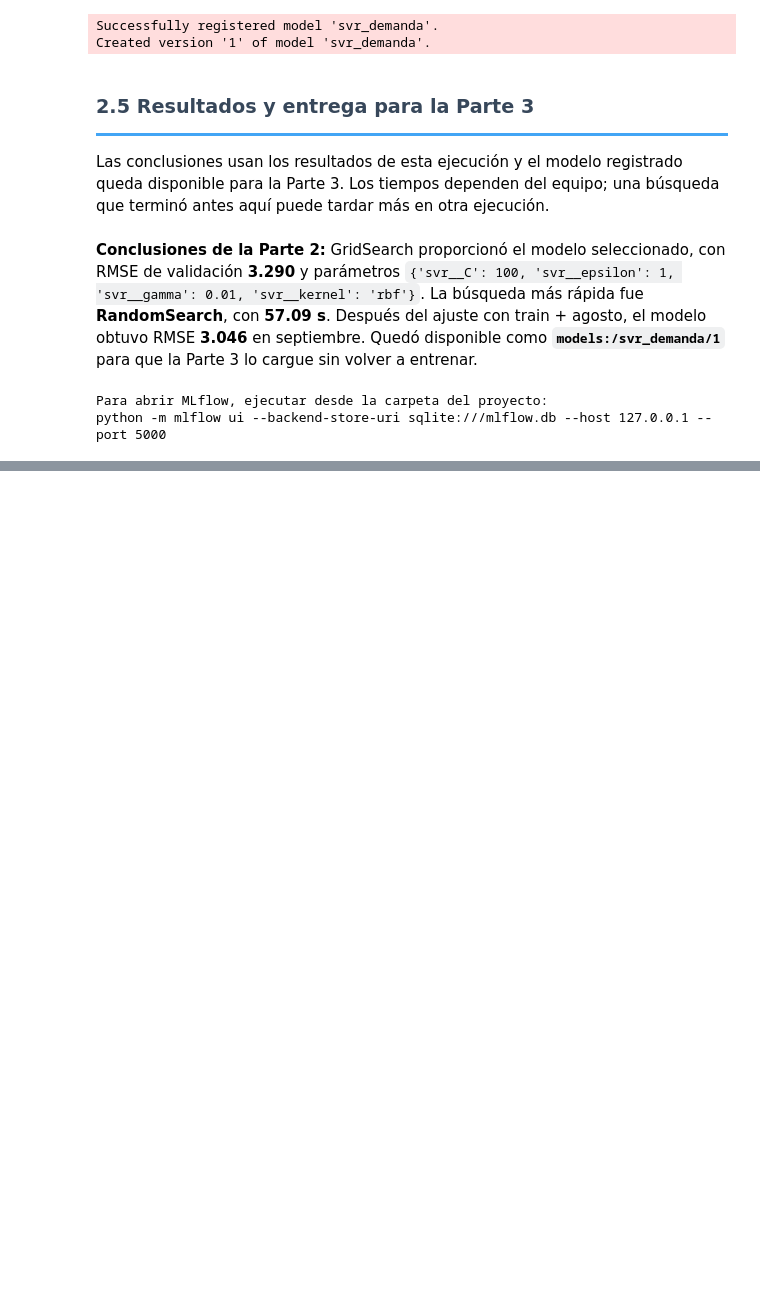
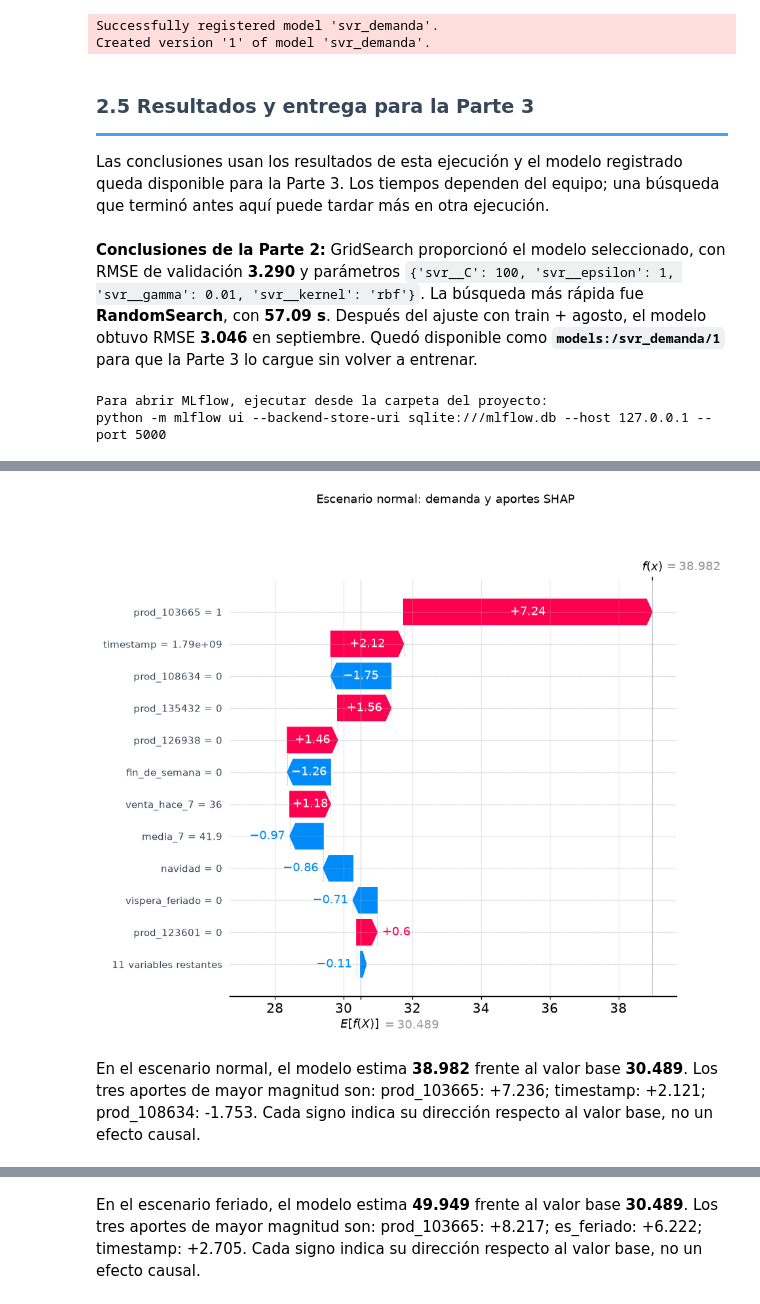
Before and after one commit to CinthyLu/icc-aa-practica2, a Jupyter notebook: practica2_svm.ipynb, the cells around one changed output, grey strips where cells are left out. Cells and saved outputs as stored; diff of their text form; code cells hidden in the pictures; blank space fills up the shorter version.

Commit message:
agg parte 3

```diff
--- a/practica2_svm.ipynb
+++ b/practica2_svm.ipynb
@@ -482,0 +488,19 @@ python -m mlflow ui --backend-store-uri sqlite:///mlflow.db --host 127.0.0.1 --p
+# %%
+import json
+import os
+from pathlib import Path
+os.environ["MLFLOW_DISABLE_TELEMETRY"] = "true"
+import numpy as np
+import pandas as pd
+import mlflow
+import mlflow.sklearn
+
+if not Path("mlflow.db").is_file():
+    raise FileNotFoundError("No existe el registro local: ejecutar la Parte 2 en este equipo primero.")
+entrega = json.loads(Path("resultados/parte2_modelo.json").read_text(encoding="utf-8"))
+NOMBRE_MODELO = entrega["nombre"]
+VERSION_MODELO = entrega["version"]
+URI_LOCAL = "sqlite:///" + (Path.cwd() / "mlflow.db").as_posix()
+mlflow.set_tracking_uri(URI_LOCAL)
+mlflow.set_registry_uri(URI_LOCAL)
+print(f"Registro local: {NOMBRE_MODELO}, versión {VERSION_MODELO}")
@@ -482,0 +586,46 @@ python -m mlflow ui --backend-store-uri sqlite:///mlflow.db --host 127.0.0.1 --p
+# %%
+import shap
+from IPython.display import Markdown
+
+fondo_shap = X_tr.loc[:, columnas_casos].sample(n=min(30, len(X_tr)), random_state=42)
+funcion_shap = lambda valores: modelo_casos.predict(pd.DataFrame(valores, columns=columnas_casos))
+explainer = shap.KernelExplainer(funcion_shap, fondo_shap)
+np.random.seed(42)
+valores_shap = np.asarray(explainer.shap_values(X_casos, nsamples=300, l1_reg=0.0, silent=True))
+base_shap = float(explainer.expected_value)
+reconstruidas = base_shap + valores_shap.sum(axis=1)
+if not np.allclose(reconstruidas, resumen_casos["prediccion"], rtol=1e-5, atol=1e-5):
+    raise RuntimeError("La suma de aportes SHAP no reproduce las predicciones.")
+explicaciones = shap.Explanation(values=valores_shap,
+    base_values=np.full(len(X_casos), base_shap), data=X_casos.to_numpy(),
+    feature_names=columnas_casos)
+filas_shap = []
+for i, caso in enumerate(resumen_casos["caso"]):
+    shap.plots.waterfall(explicaciones[i], max_display=12, show=False)
+    fig = plt.gcf()
+    # SHAP duplicates y-ticks; use one label per row for current Matplotlib.
+    indices = np.argsort(np.abs(valores_shap[i]))[::-1][:11]
+    etiquetas = [f"{columnas_casos[j]} = {X_casos.iloc[i, j]:.3g}" for j in indices]
+    etiquetas.append("11 variables restantes")
+    fig.axes[0].set_yticks(np.arange(12), etiquetas[::-1])
+    for etiqueta in fig.axes[0].get_yticklabels():
+        etiqueta.set_color("#37475a")
+        etiqueta.set_fontsize(10)
+    fig.suptitle(f"Escenario {caso}: demanda y aportes SHAP", y=1.04)
+    fig.savefig(FIG / f"{6 + i:02d}_shap_{caso}.png", dpi=180, bbox_inches="tight")
+    plt.show()
+    plt.close(fig)
+    for j, columna in enumerate(columnas_casos):
+        filas_shap.append({"caso": caso, "variable": columna,
+            "valor": float(X_casos.iloc[i, j]), "shap": float(valores_shap[i, j]),
+            "base": base_shap, "prediccion": float(resumen_casos["prediccion"].iloc[i])})
+    principales = np.argsort(np.abs(valores_shap[i]))[::-1][:3]
+    detalle = "; ".join(f"{columnas_casos[j]}: {valores_shap[i, j]:+.3f}" for j in principales)
+    display(Markdown(f"En el escenario {caso}, el modelo estima "
+        f"**{resumen_casos['prediccion'].iloc[i]:.3f}** frente al valor base "
+        f"**{base_shap:.3f}**. Los tres aportes de mayor magnitud son: {detalle}. "
+        "Cada signo indica su dirección respecto al valor base, no un efecto causal."))
+pd.DataFrame(filas_shap).to_csv(SALIDA_P3 / "parte3_shap.csv", index=False)
+# %% [output]
+[figure, added]
+En el escenario normal, el modelo estima **38.982** frente al valor base **30.489**. Los tres aportes de mayor magnitud son: prod_103665: +7.236; timestamp: +2.121; prod_108634: -1.753. Cada signo indica su dirección respecto al valor base, no un efecto causal.
@@ -482,0 +633 @@ python -m mlflow ui --backend-store-uri sqlite:///mlflow.db --host 127.0.0.1 --p
+En el escenario feriado, el modelo estima **49.949** frente al valor base **30.489**. Los tres aportes de mayor magnitud son: prod_103665: +8.217; es_feriado: +6.222; timestamp: +2.705. Cada signo indica su dirección respecto al valor base, no un efecto causal.
```
Also changed, not shown: parts of 15 cells of this notebook, 10 other files.
